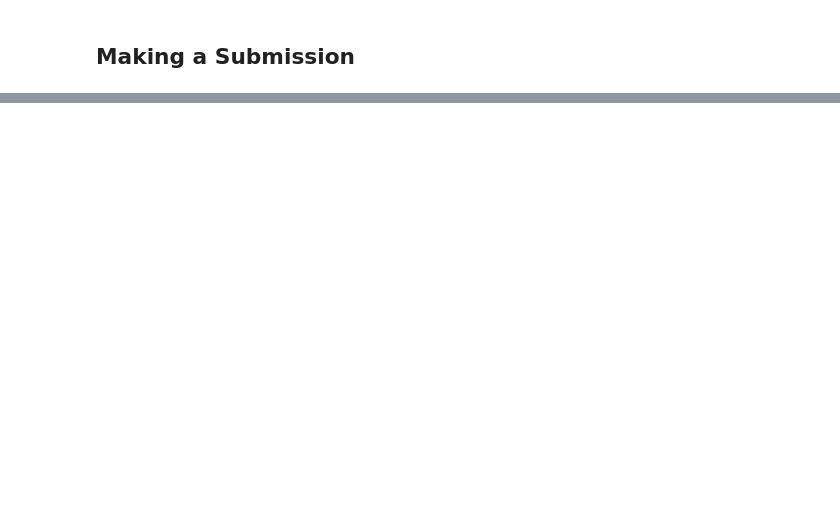
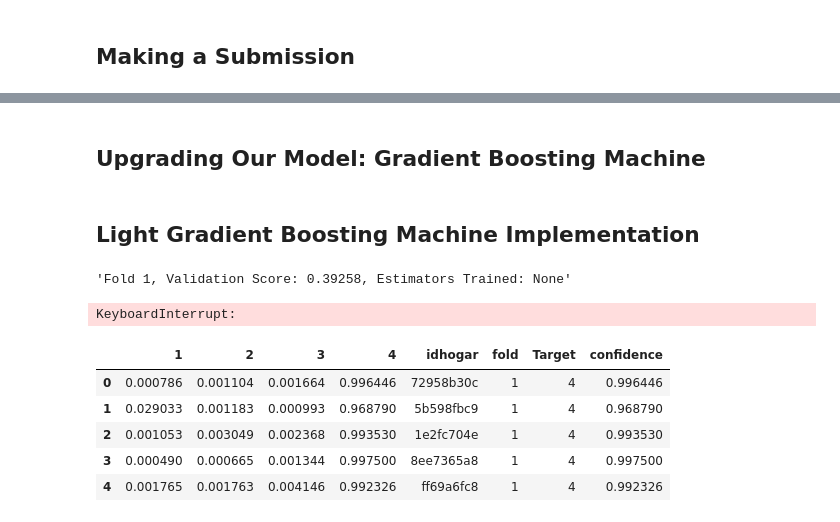
Before and after one commit to sinjy1203/kaggle_studying, a Jupyter notebook: Household_Poverty_1.ipynb, the cells around one changed output, grey strips where cells are left out. Cells and saved outputs as stored; diff of their text form; code cells hidden in the pictures; blank space fills up the shorter version.

```diff
--- a/Household_Poverty_1.ipynb
+++ b/Household_Poverty_1.ipynb
@@ -1151,0 +1255,2 @@ model_results.reset_index(inplace=True)
+# %% [markdown]
+## Upgrading Our Model: Gradient Boosting Machine
@@ -1151,0 +1262,2 @@ model_results.reset_index(inplace=True)
+# %% [markdown]
+## Light Gradient Boosting Machine Implementation
@@ -1151,0 +1349,15 @@ model_results.reset_index(inplace=True)
+# %%
+%%capture --no-display
+predictions, gbm_fi = model_gbm(train_set, train_labels, test_set, test_ids, return_preds=True)
+# %% [output]
+'Fold 1, Validation Score: 0.39258, Estimators Trained: None'
+KeyboardInterrupt:
+# %%
+predictions.head()
+# %% [output]
+|  | 1 | 2 | 3 | 4 | idhogar | fold | Target | confidence |
+| 0 | 0.000786 | 0.001104 | 0.001664 | 0.996446 | 72958b30c | 1 | 4 | 0.996446 |
+| 1 | 0.029033 | 0.001183 | 0.000993 | 0.968790 | 5b598fbc9 | 1 | 4 | 0.968790 |
+| 2 | 0.001053 | 0.003049 | 0.002368 | 0.993530 | 1e2fc704e | 1 | 4 | 0.993530 |
+| 3 | 0.000490 | 0.000665 | 0.001344 | 0.997500 | 8ee7365a8 | 1 | 4 | 0.997500 |
+| 4 | 0.001765 | 0.001763 | 0.004146 | 0.992326 | ff69a6fc8 | 1 | 4 | 0.992326 |
```
Also changed, not shown: parts of 28 cells of this notebook.
